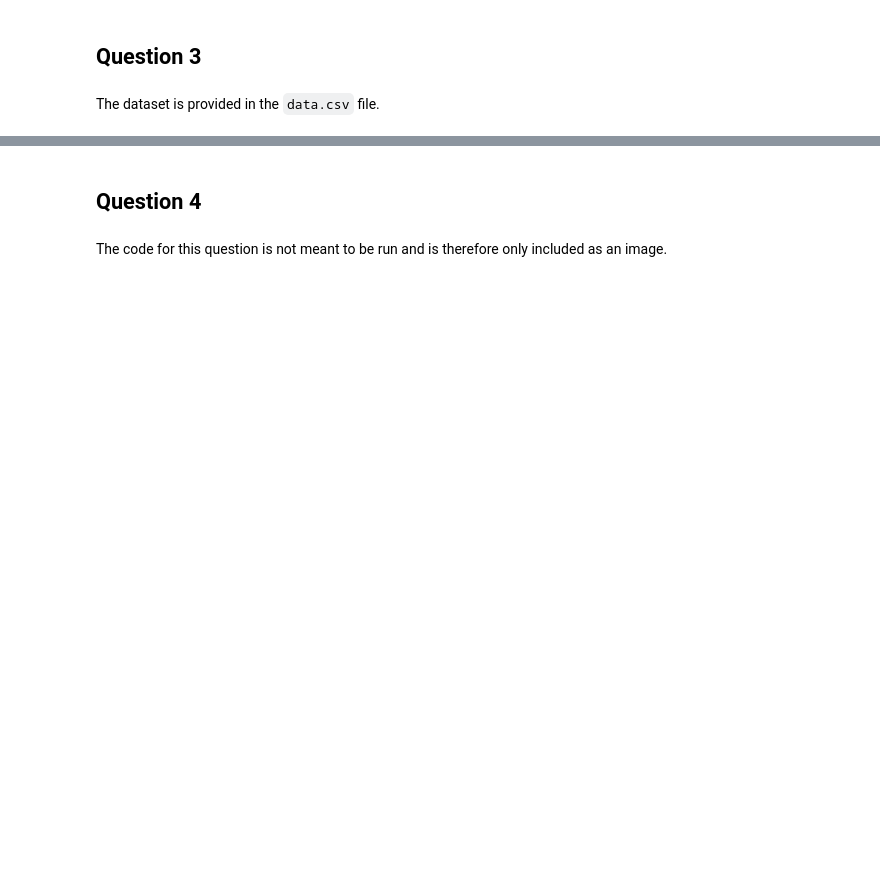
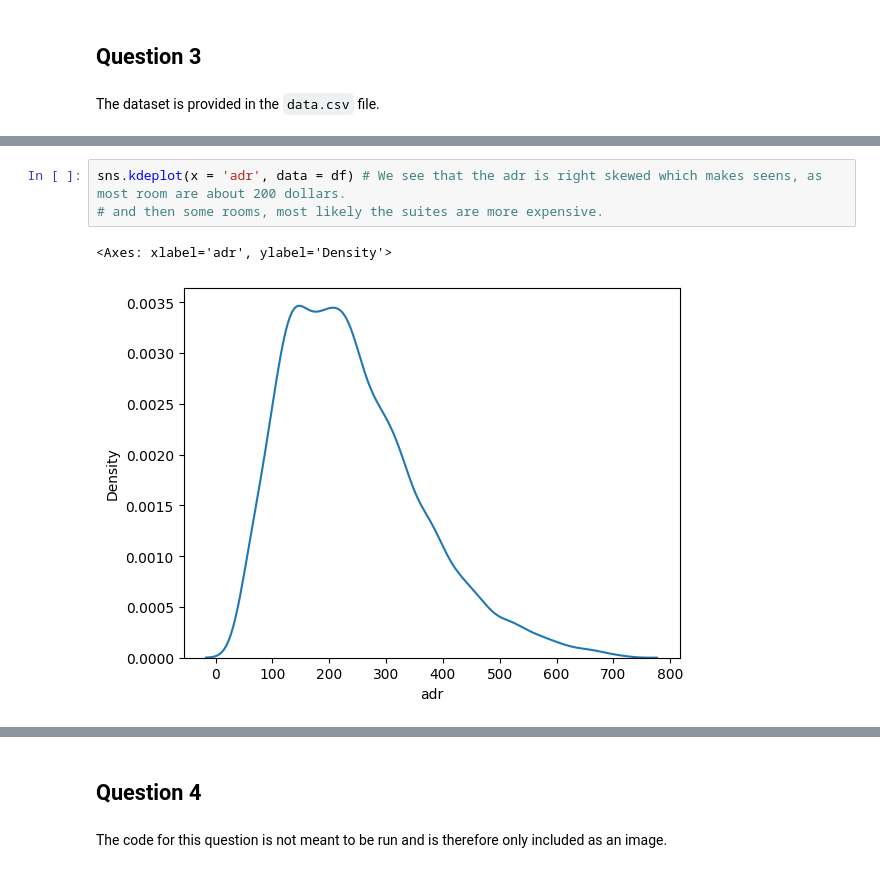
Before and after one commit to Madsjanssen/Exam, a Jupyter notebook: exam2024.ipynb, the cells around one changed output, grey strips where cells are left out. Saved outputs shown, nothing was run; the diff lists cells and outputs as text; blank space fills up the shorter version.

```diff
--- a/exam2024.ipynb
+++ b/exam2024.ipynb
@@ -12,0 +244,6 @@ The dataset is provided in the `data.csv` file.
+# %%
+sns.kdeplot(x = 'adr', data = df) # We see that the adr is right skewed which makes seens, as most room are about 200 dollars.
+# and then some rooms, most likely the suites are more expensive.
+# %% [output]
+<Axes: xlabel='adr', ylabel='Density'>
+[figure, added]
```
Also changed, not shown: parts of 15 cells of this notebook.
